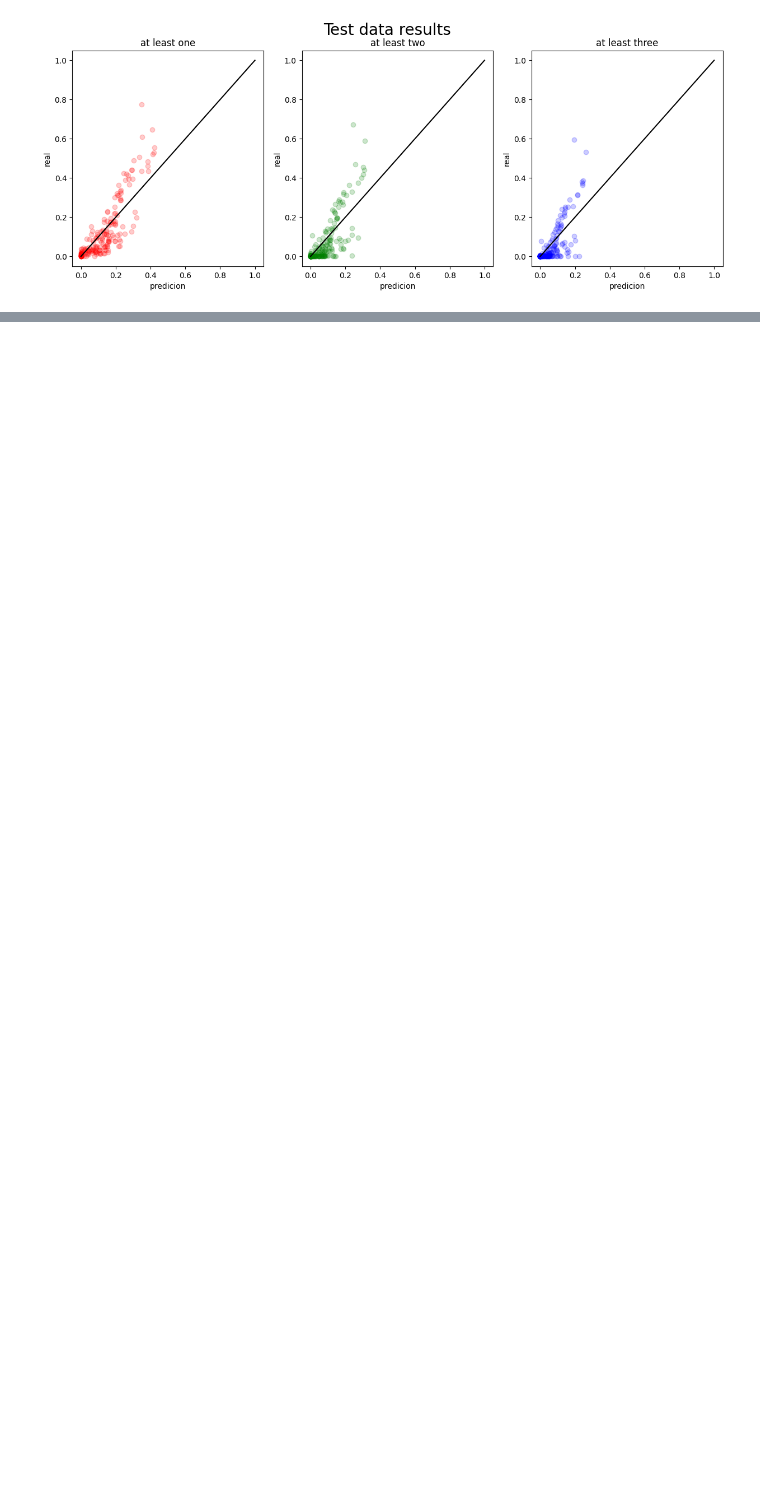
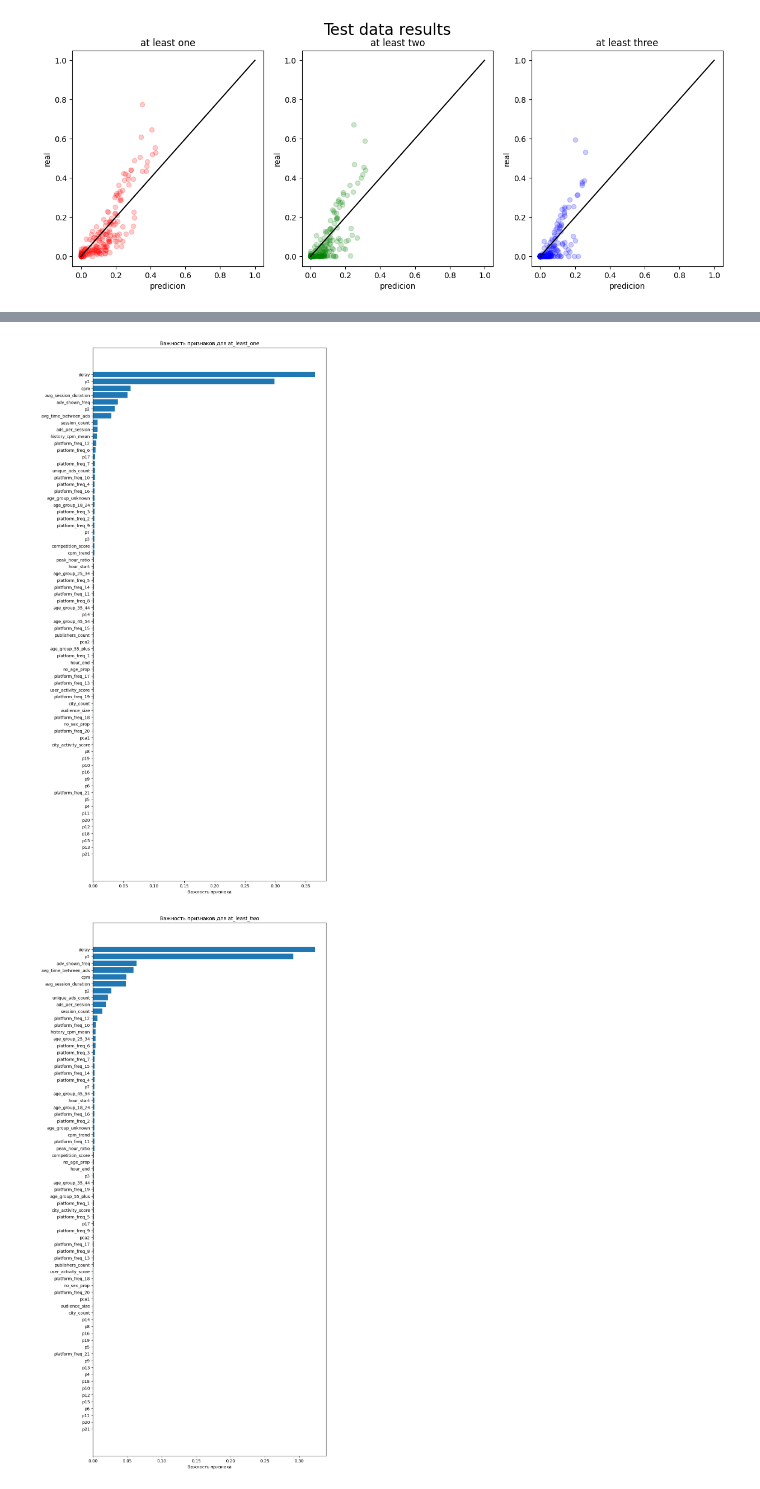
Before and after one commit to TimurPshITMO/VK_LL_2025, a Jupyter notebook: data_view.ipynb, the cells around one changed output, grey strips where cells are left out. Saved outputs shown, nothing was run; the diff lists cells and outputs as text; code cells hidden in the pictures; blank space fills up the shorter version.

```diff
--- a/data_view.ipynb
+++ b/data_view.ipynb
@@ -476,0 +758,8 @@ array([[ 2.72832483e-02, -7.16611815e-03,  0.00000000e+00,
+# %%
+predictions = {}  # Изменили название на predictions, т.к. это регрессия
+
+for target in ['at_least_one', 'at_least_two', 'at_least_three']:
+    predictions[target] = {}
+    for model_name, model in models[target].items():
+        model.fit(X_train, y_train[target])
+        predictions[target][model_name] = model.predict(X_test)
@@ -476,0 +849,20 @@ array([[ 2.72832483e-02, -7.16611815e-03,  0.00000000e+00,
+# %%
+def plot_feature_importance(model, target_name):
+    try:
+        feature_importance = model.feature_importances_
+        sorted_idx = feature_importance.argsort()
+        plt.figure(figsize=(10, len(X.columns) // 3))
+        plt.barh(X.columns[sorted_idx], feature_importance[sorted_idx])
+        plt.xlabel('Важность признака')
+        plt.title(f'Важность признаков для {target_name}')
+        plt.show()
+    except AttributeError:  # Handle models without feature_importances_
+        print(f"Модель {model.__class__.__name__} не имеет атрибута feature_importances_")
+
+for target in ['at_least_one', 'at_least_two', 'at_least_three']:
+    for model_name in ['rf']:
+        model = models[target][model_name]
+        plot_feature_importance(model, target)
+# %% [output]
+[figure, added]
+[figure, added]
```
Also changed, not shown: parts of 40 cells of this notebook, 2 other files.
